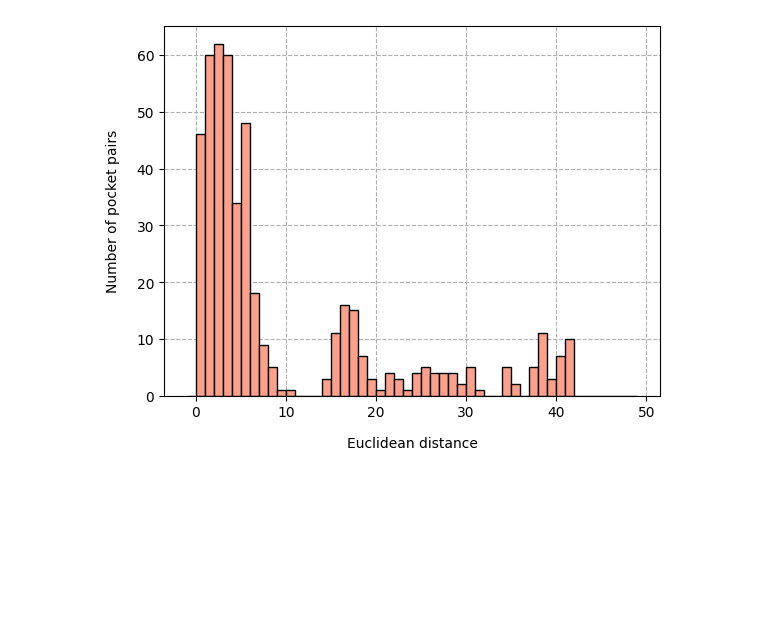
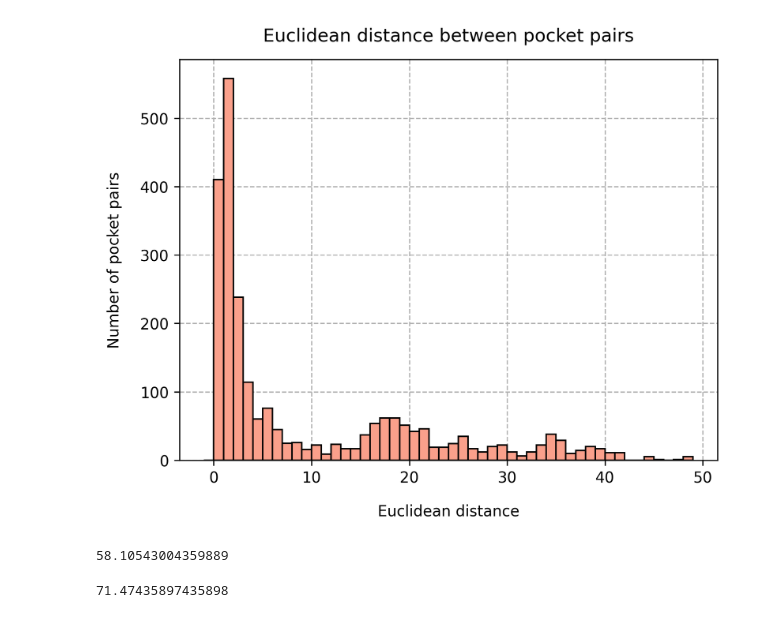
Before and after one commit to ersilia-os/mtb-targeted-protein-degradation, a Jupyter notebook: notebooks/08_coherence_detected_pockets.ipynb, the cells around one changed output. Drawn from its saved outputs; the diff is of its cells as text; code cells hidden in the pictures; blank space fills up the shorter version.

```diff
--- a/notebooks/08_coherence_detected_pockets.ipynb
+++ b/notebooks/08_coherence_detected_pockets.ipynb
@@ -1,6 +1,7 @@
 # %%
 from Bio.PDB import PDBParser, Superimposer, PDBIO
 import matplotlib.pyplot as plt
+plt.rcParams['figure.dpi'] = 300
 from scipy.spatial import distance
 from tqdm import tqdm
 from pymol import cmd
@@ -121,24 +122,26 @@ for protein in tqdm(proteins):
             pockets_st2 = pocket_detection_data[pocket_detection_data['File name'] == st2]
             pockets_st2 = {str(i): np.array(j.split(), dtype=float) for i,j in zip(pockets_st2['Pocket number'], pockets_st2['Pocket centroid coordinate (x y z)'])}
 
-            # Align st1 and st2 - get RMSD
-            path_to_st1 = os.path.join(aligned_dir, protein, st1)
-            path_to_st2 = os.path.join(aligned_dir, protein, st2)
-            rmsd = align_structure(path_to_st1, path_to_st2)
+            if len(pockets_st1) > 0 and len(pockets_st2) > 0:
 
-            # Pockets in st1
-            for p1 in sorted(pockets_st1):
-                dists = [[protein, st1, p1, st2, p2, rmsd,
-                          round(distance.euclidean(pockets_st1[p1], pockets_st2[p2]), 3)] for p2 in sorted(pockets_st2)]
-                minimum = sorted(dists, key=lambda x: x[6])[0]
-                results.append(minimum)
+                # Align st1 and st2 - get RMSD
+                path_to_st1 = os.path.join(aligned_dir, protein, st1)
+                path_to_st2 = os.path.join(aligned_dir, protein, st2)
+                rmsd = align_structure(path_to_st1, path_to_st2)
 
-            # Pockets in st2
-            for p2 in sorted(pockets_st2):
-                dists = [[protein, st2, p2, st1, p1, rmsd,
-                          round(distance.euclidean(pockets_st1[p1], pockets_st2[p2]), 3)] for p1 in sorted(pockets_st1)]
-                minimum = sorted(dists, key=lambda x: x[6])[0]
-                results.append(minimum)
+                # Pockets in st1
+                for p1 in sorted(pockets_st1):
+                    dists = [[protein, st1, p1, st2, p2, rmsd,
+                            round(distance.euclidean(pockets_st1[p1], pockets_st2[p2]), 3)] for p2 in sorted(pockets_st2)]
+                    minimum = sorted(dists, key=lambda x: x[6])[0]
+                    results.append(minimum)
+
+                # Pockets in st2
+                for p2 in sorted(pockets_st2):
+                    dists = [[protein, st2, p2, st1, p1, rmsd,
+                            round(distance.euclidean(pockets_st1[p1], pockets_st2[p2]), 3)] for p1 in sorted(pockets_st1)]
+                    minimum = sorted(dists, key=lambda x: x[6])[0]
+                    results.append(minimum)
 
 results = pd.DataFrame(results, columns=['Uniprot AC', 'File name 1', 'Pocket number 1', 'File name 2', 'Pocket number 2', 'RMSD' ,'Distance'])
 # %%
@@ -154,10 +157,20 @@ Pocket pairs: 480
 # %%
 bins = [i for i in np.arange(-1, 50, 1)]
 plt.hist(results['Distance'], bins=bins, edgecolor='k', zorder=2, color="#FAA08B")
 
+plt.title("Euclidean distance between pocket pairs", pad=12)
 plt.ylabel("Number of pocket pairs", labelpad=12)
 plt.xlabel("Euclidean distance", labelpad=12)
 plt.grid(linestyle='--', zorder=-2)
 plt.show()
 # %% [output]
-[figure, old version]
+[figure, new version]
+# %%
+len(results[results['Distance'] < 6.14]) / len(results) * 100
+# %% [output]
+58.10543004359889
+# %%
+rmsd_lim = 2
+len(results[(results['Distance'] < 6.14) & (results['RMSD'] < rmsd_lim)]) / len(results[(results['RMSD'] < rmsd_lim)]) * 100
+# %% [output]
+71.47435897435898
```
Also changed, not shown: parts of 1 cell of this notebook, 2 other files.
